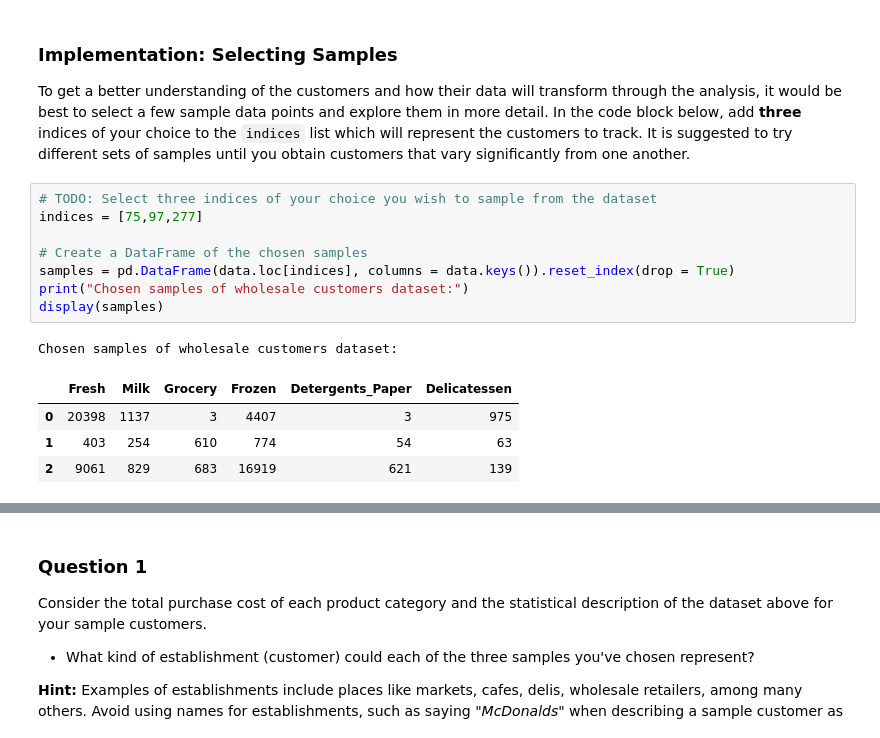
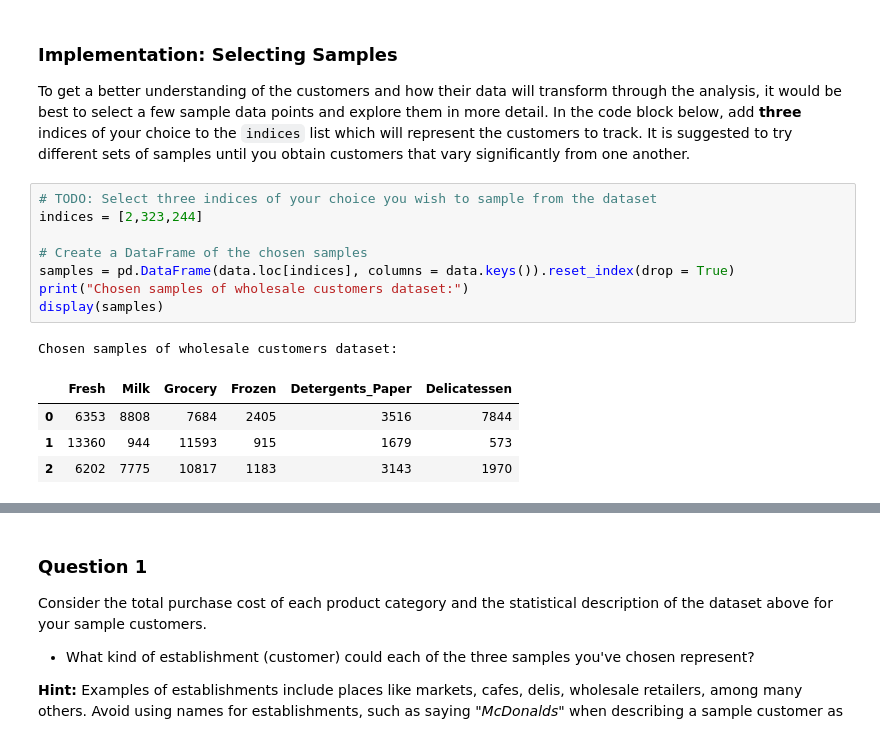
Before and after one commit to mackseb/customer_segments, a Jupyter notebook: customer_segments.ipynb, the cells around one changed output, grey strips where cells are left out. Saved outputs shown, nothing was run; the diff lists cells and outputs as text.

```diff
--- a/customer_segments.ipynb
+++ b/customer_segments.ipynb
@@ -92,15 +117,15 @@ Name: Fresh, Length: 440, dtype: int64
 To get a better understanding of the customers and how their data will transform through the analysis, it would be best to select a few sample data points and explore them in more detail. In the code block below, add **three** indices of your choice to the `indices` list which will represent the customers to track. It is suggested to try different sets of samples until you obtain customers that vary significantly from one another.
 # %%
 # TODO: Select three indices of your choice you wish to sample from the dataset
-indices = [75,97,277]
+indices = [2,323,244]
 
 # Create a DataFrame of the chosen samples
 samples = pd.DataFrame(data.loc[indices], columns = data.keys()).reset_index(drop = True)
 print("Chosen samples of wholesale customers dataset:")
 display(samples)
 # %% [output]
 Chosen samples of wholesale customers dataset:
 |  | Fresh | Milk | Grocery | Frozen | Detergents_Paper | Delicatessen |
-| 0 | 20398 | 1137 | 3 | 4407 | 3 | 975 |
-| 1 | 403 | 254 | 610 | 774 | 54 | 63 |
-| 2 | 9061 | 829 | 683 | 16919 | 621 | 139 |
+| 0 | 6353 | 8808 | 7684 | 2405 | 3516 | 7844 |
+| 1 | 13360 | 944 | 11593 | 915 | 1679 | 573 |
+| 2 | 6202 | 7775 | 10817 | 1183 | 3143 | 1970 |
```
Also changed, not shown: parts of 15 cells of this notebook.
